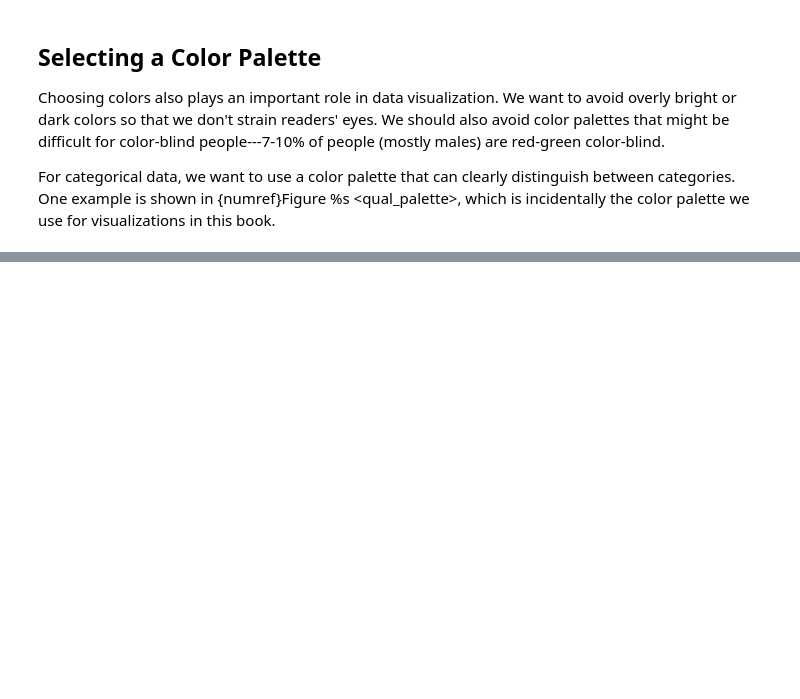
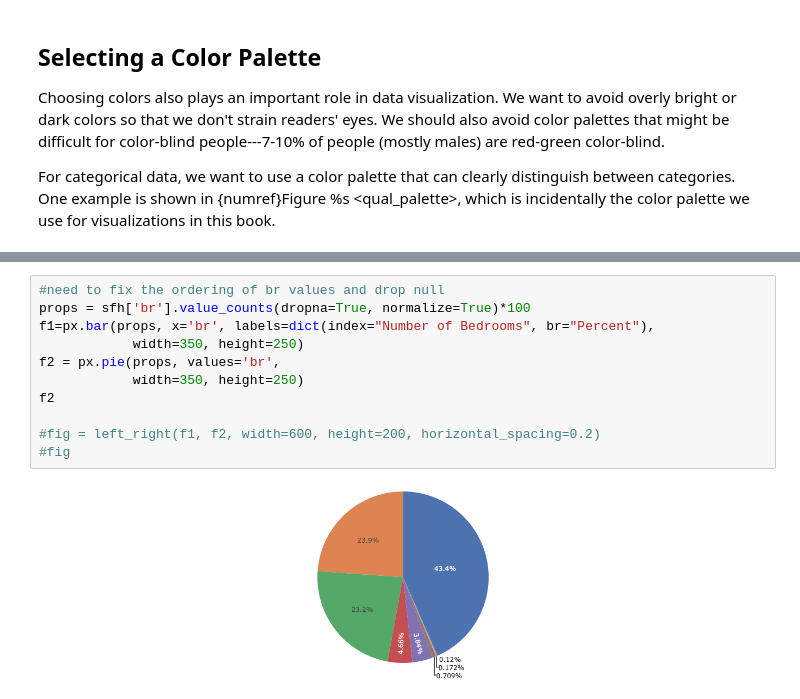
Before and after one commit to shirleytemples/data_science_techniques, a Jupyter notebook: Desktop/Data100/viz_comparisons.ipynb, the cells around one changed output, grey strips where cells are left out. Cells and saved outputs as stored; diff of their text form; blank space fills up the shorter version.

Commit message:
visualization comparisons

```diff
--- a/Desktop/Data100/viz_comparisons.ipynb
+++ b/Desktop/Data100/viz_comparisons.ipynb
@@ -241,0 +283,13 @@ For categorical data, we want to use a color palette that can clearly distinguis
+# %%
+#need to fix the ordering of br values and drop null
+props = sfh['br'].value_counts(dropna=True, normalize=True)*100
+f1=px.bar(props, x='br', labels=dict(index="Number of Bedrooms", br="Percent"),
+            width=350, height=250)
+f2 = px.pie(props, values='br',
+            width=350, height=250)
+f2
+
+#fig = left_right(f1, f2, width=600, height=200, horizontal_spacing=0.2)
+#fig
+# %% [output]
+[figure, added]
```
Also changed, not shown: parts of 16 cells of this notebook.
